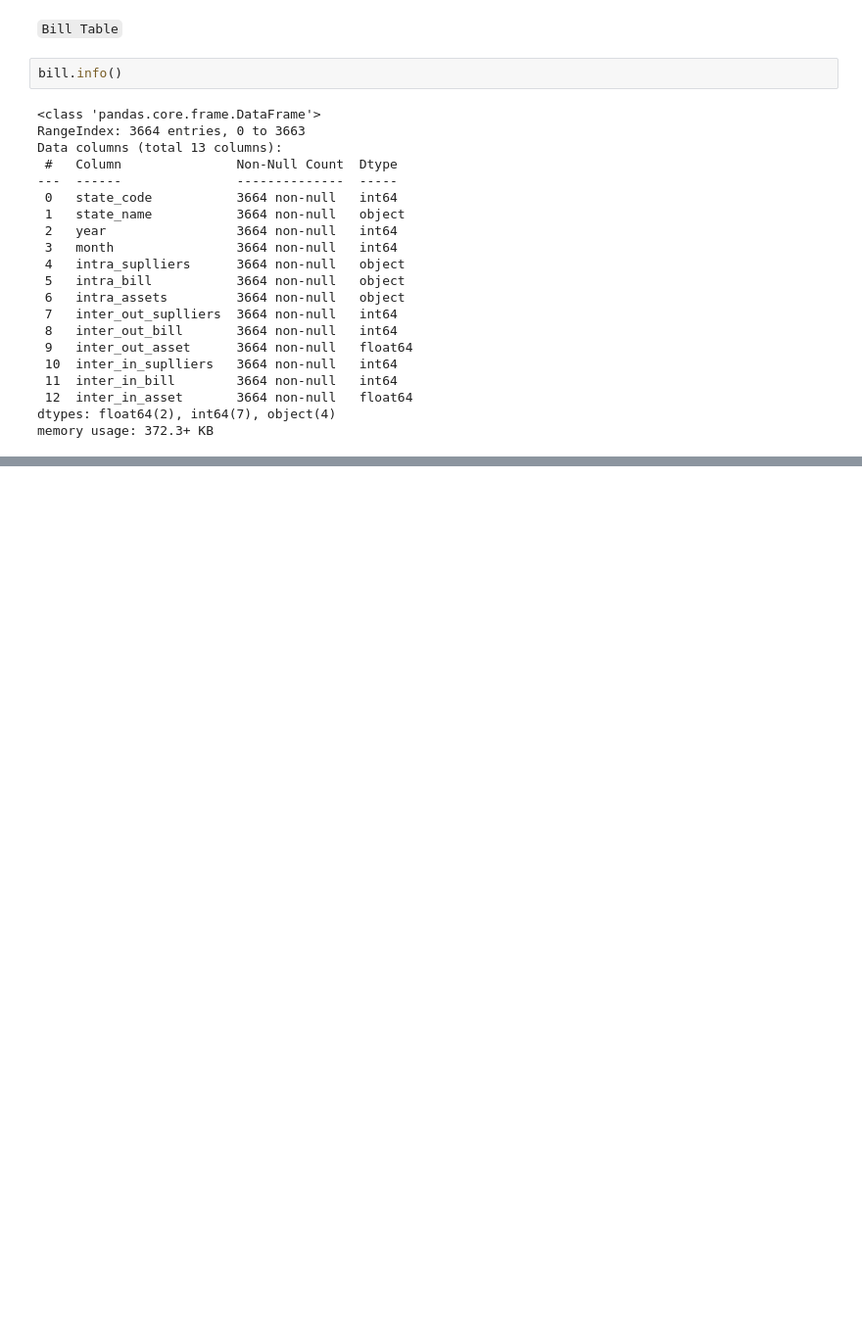
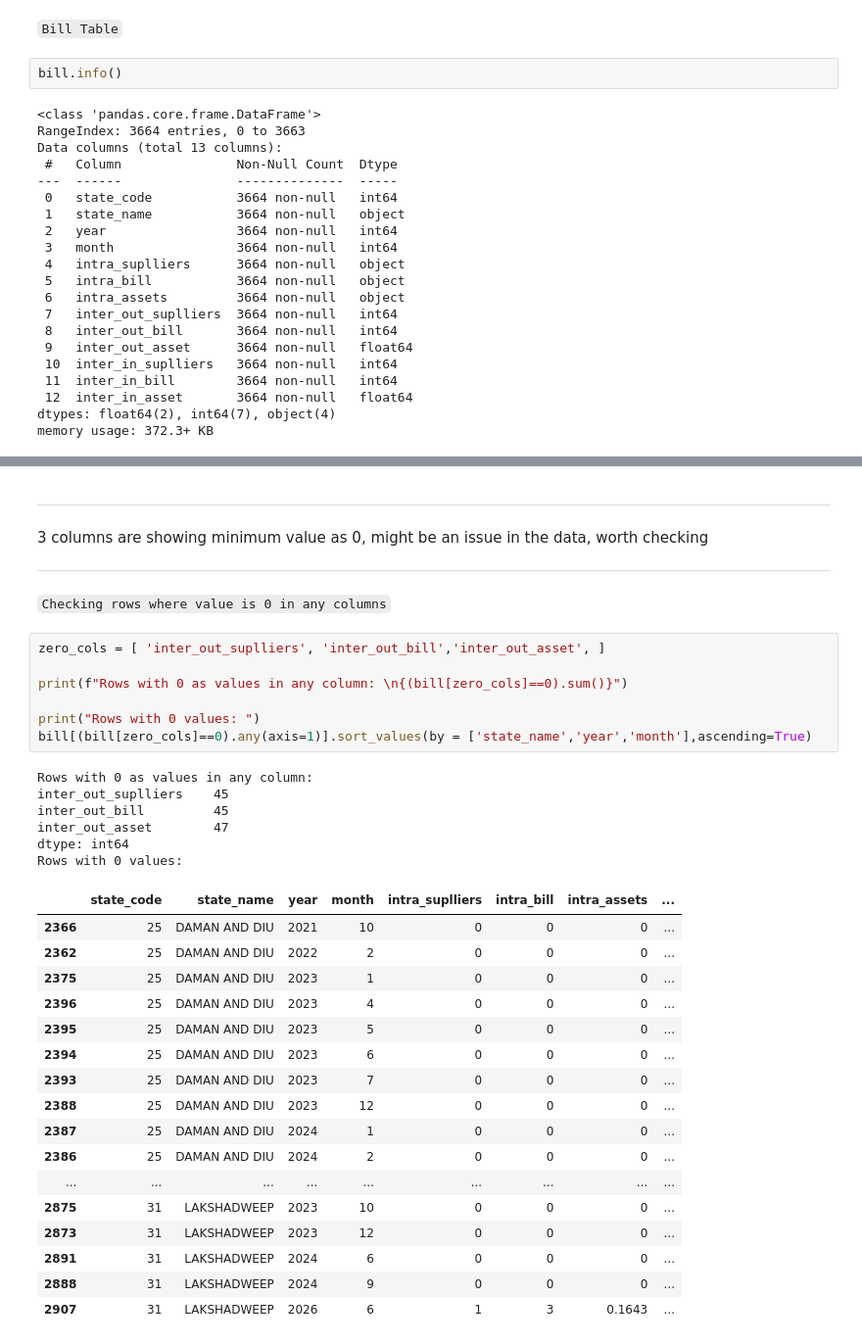
Before and after one commit to IamRaNo/the_distribution_hub_optimizer, a Jupyter notebook: notebooks/00_standardization.ipynb, the cells around one changed output, grey strips where cells are left out. Shown at 98% size. Cells and saved outputs as stored; diff of their text form; blank space fills up the shorter version.

```diff
--- a/notebooks/00_standardization.ipynb
+++ b/notebooks/00_standardization.ipynb
@@ -115,0 +129,38 @@ bill.select_dtypes(include='number').agg(['mean', 'median', 'std', 'min', 'max']
+# %% [markdown]
+---
+3 columns are showing minimum value as 0, might be an issue in the data, worth checking
+
+---
+# %% [markdown]
+`Checking rows where value is 0 in any columns`
+# %%
+zero_cols = [ 'inter_out_suplliers', 'inter_out_bill','inter_out_asset', ]
+
+print(f"Rows with 0 as values in any column: \n{(bill[zero_cols]==0).sum()}")
+
+print("Rows with 0 values: ")
+bill[(bill[zero_cols]==0).any(axis=1)].sort_values(by = ['state_name','year','month'],ascending=True)
+# %% [output]
+Rows with 0 as values in any column:
+inter_out_suplliers    45
+inter_out_bill         45
+inter_out_asset        47
+dtype: int64
+Rows with 0 values:
+|  | state_code | state_name | year | month | intra_suplliers | intra_bill | intra_assets | ... |
+| 2366 | 25 | DAMAN AND DIU | 2021 | 10 | 0 | 0 | 0 | ... |
+| 2362 | 25 | DAMAN AND DIU | 2022 | 2 | 0 | 0 | 0 | ... |
+| 2375 | 25 | DAMAN AND DIU | 2023 | 1 | 0 | 0 | 0 | ... |
+| 2396 | 25 | DAMAN AND DIU | 2023 | 4 | 0 | 0 | 0 | ... |
+| 2395 | 25 | DAMAN AND DIU | 2023 | 5 | 0 | 0 | 0 | ... |
+| 2394 | 25 | DAMAN AND DIU | 2023 | 6 | 0 | 0 | 0 | ... |
+| 2393 | 25 | DAMAN AND DIU | 2023 | 7 | 0 | 0 | 0 | ... |
+| 2388 | 25 | DAMAN AND DIU | 2023 | 12 | 0 | 0 | 0 | ... |
+| 2387 | 25 | DAMAN AND DIU | 2024 | 1 | 0 | 0 | 0 | ... |
+| 2386 | 25 | DAMAN AND DIU | 2024 | 2 | 0 | 0 | 0 | ... |
+| ... | ... | ... | ... | ... | ... | ... | ... | ... |
+| 2875 | 31 | LAKSHADWEEP | 2023 | 10 | 0 | 0 | 0 | ... |
+| 2873 | 31 | LAKSHADWEEP | 2023 | 12 | 0 | 0 | 0 | ... |
+| 2891 | 31 | LAKSHADWEEP | 2024 | 6 | 0 | 0 | 0 | ... |
+| 2888 | 31 | LAKSHADWEEP | 2024 | 9 | 0 | 0 | 0 | ... |
+| 2907 | 31 | LAKSHADWEEP | 2026 | 6 | 1 | 3 | 0.1643 | ... |
```
Also changed, not shown: parts of 29 cells of this notebook.
